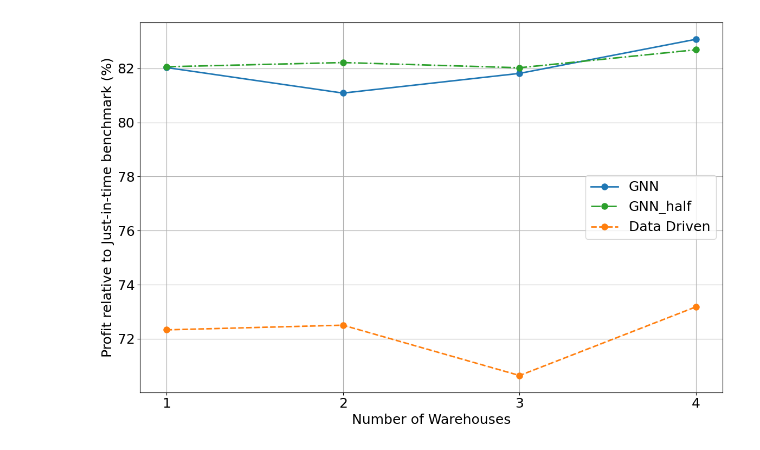
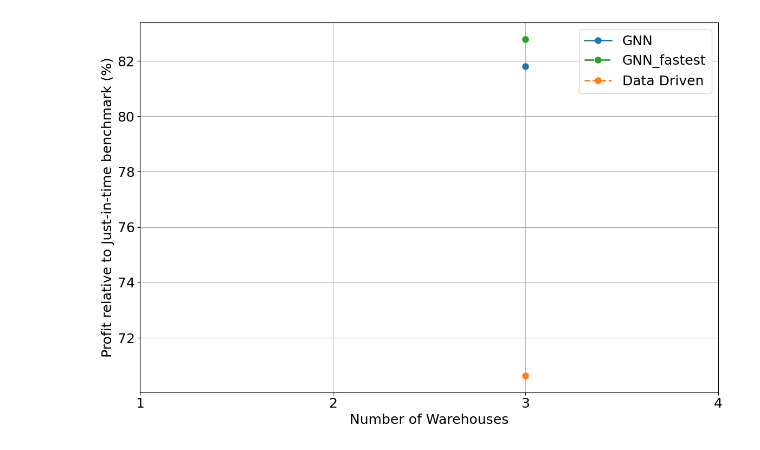
Before and after one commit to minuk302/Neural_inventory_control, a Jupyter notebook: analysis/ray_n_warehouses_n_stores_real.ipynb, the cells around one changed output. Cells and saved outputs as stored; diff of their text form; code cells hidden in the pictures.

Commit message:
code update for n warehouse n stores case. skip connection for GNN.

```diff
--- a/analysis/ray_n_warehouses_n_stores_real.ipynb
+++ b/analysis/ray_n_warehouses_n_stores_real.ipynb
@@ -16,6 +177,6 @@ from main_run import MainRun
 # %%
 # Create vanilla results dataframe from the provided data
-testset_names = ["n_warehouse_46_1_real", "n_warehouse_46_2_real", "n_warehouse_46_3_real", "n_warehouse_46_4_real"]
+testset_names = ["n_warehouse_46_3_real"]#["n_warehouse_46_1_real", "n_warehouse_46_2_real", "n_warehouse_46_3_real", "n_warehouse_46_4_real"]
 
 results_interpretor = rri.RayResultsinterpreter()
 
@@ -28,22 +189,29 @@ def default_condition_setter(condition_name):
 # Define color scheme and line styles
 color_scheme = {
     "GNN": "#1f77b4",    # Blue
-    "GNN_half": "#2ca02c",  # Green
+    "GNN_fastest": "#2ca02c",  # Green
     "Data Driven": "#ff7f0e"   # Orange
 }
 
 linestyle_scheme = {
     "GNN": "-",               # Solid
-    "GNN_half": "-.",         # Dash-dot
+    "GNN_fastest": "-.",      # Dash-dot
     "Data Driven": "--"       # Dashed
 }
 
 # Define paths for each architecture
 architectures = {
     "GNN": lambda testset: f'/user/ml4723/Prj/NIC/ray_results/{testset}/GNN_real',
-    "GNN_half": lambda testset: f'/user/ml4723/Prj/NIC/ray_results/{testset}/GNN_half_real',
+    "GNN_fastest": lambda testset: f'/user/ml4723/Prj/NIC/ray_results/{testset}/GNN_real_fastest',
     "Data Driven": lambda testset: f'/user/ml4723/Prj/NIC/ray_results/{testset}/data_driven_net_n_warehouses_real',
     "Just-in-time": lambda testset: f'/user/ml4723/Prj/NIC/ray_results/{testset}/just_in_time_real'
+}
+
+architectures_hyperparam_names = {
+    "GNN": "GNN_real",
+    "GNN_fastest": "GNN_real_fastest",
+    "Data Driven": "data_driven_net_n_warehouses_real",
+    "Just-in-time": "just_in_time_real"
 }
 
 sort_by = 'train_loss'
@@ -66,7 +234,7 @@ for arch_name, path_fn in architectures.items():
             continue
 
         df.insert(2, 'Architecture Class', arch_name)
-        df.insert(1, 'hyperparam_name', arch_name)
+        df.insert(1, 'hyperparam_name', architectures_hyperparam_names[arch_name])
         df['n_warehouses'] = n_warehouses
         dfs.append(df)
 
@@ -83,7 +251,7 @@ for n_warehouses in range(1, 5):  # 1 to 4 warehouses
     jit_loss = warehouse_data[warehouse_data['Architecture Class'] == 'Just-in-time']['Dev Loss'].values[0]
     warehouse_data.loc[:, 'Profit %'] = (warehouse_data['Dev Loss'] / jit_loss) * 100
 
-    for arch in ['GNN', 'GNN_half', 'Data Driven']:  # Plot these three
+    for arch in ['GNN', 'GNN_fastest', 'Data Driven']:  # Plot these three
         key = arch
         if key not in stats_by_arch_and_warehouses:
             stats_by_arch_and_warehouses[key] = []
@@ -159 +322 @@ Error processing files in /user/ml4723/Prj/NIC/ray_results/n_warehouse_46_4_real
-[figure, old version]
+[figure, new version]
```
Also changed, not shown: parts of 8 cells of this notebook, 31 other files.
